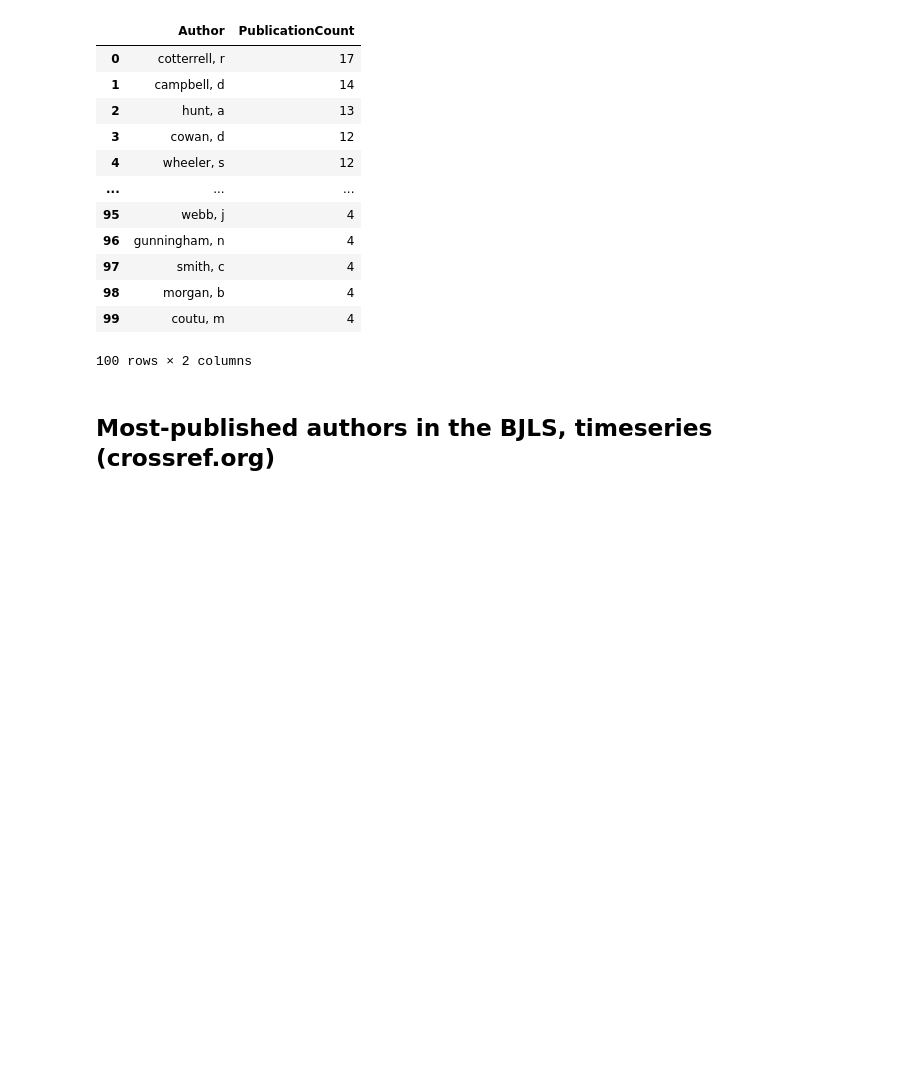
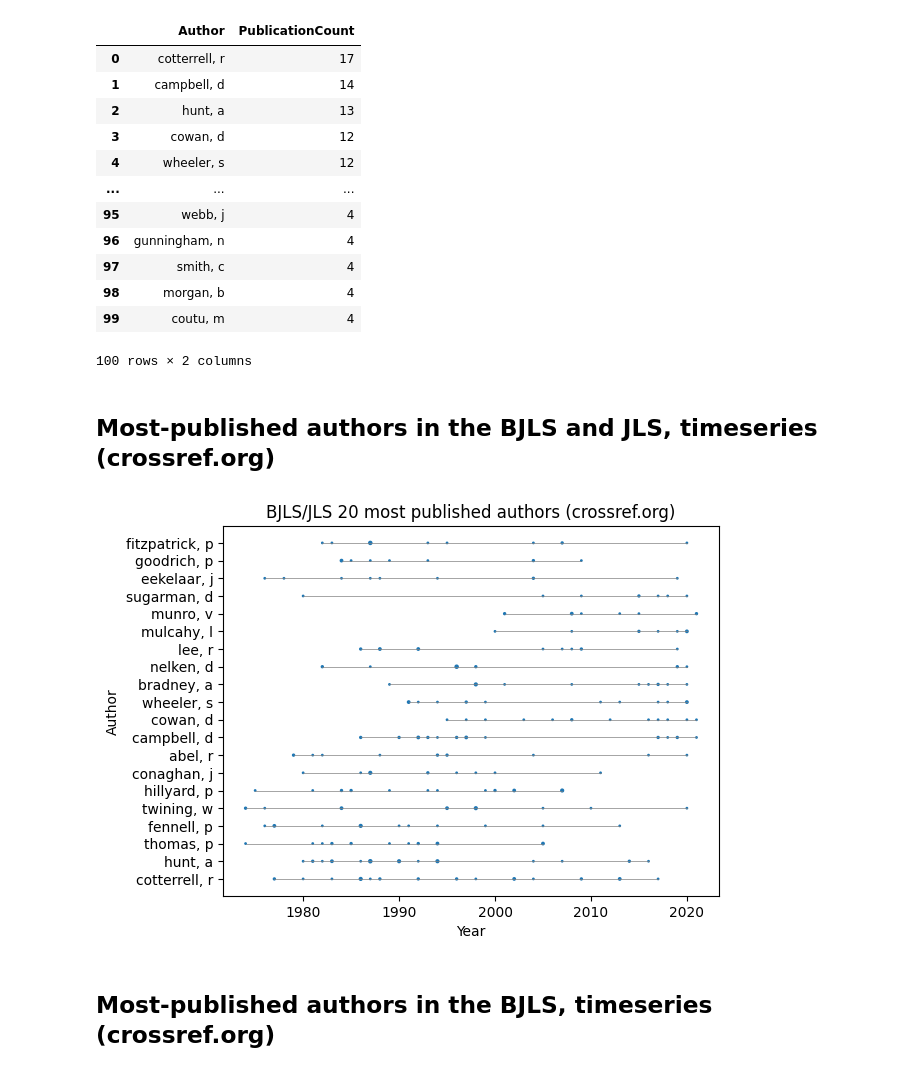
Before and after one commit to cboulanger/jls-bibliometry, a Jupyter notebook: jls-bibliometry.ipynb, the cells around one changed output. Saved outputs shown, nothing was run; the diff lists cells and outputs as text; code cells hidden in the pictures; blank space fills up the shorter version.

```diff
--- a/jls-bibliometry.ipynb
+++ b/jls-bibliometry.ipynb
@@ -37,6 +27,31 @@ get_graph("jls3").run(query).to_data_frame()
 | 98 | morgan, b | 4 |
 | 99 | coutu, m | 4 |
 100 rows × 2 columns
+# %% [markdown]
+## Most-published authors in the BJLS and JLS, timeseries (crossref.org)
+# %%
+query ="""
+match (a:Author)-[:CREATOR_OF]->(w:Work)
+where w.url <> ""
+    and ((w)-[:PUBLISHED_IN]->(:Venue {id: 'br j law soc'}) or (w)-[:PUBLISHED_IN]->(:Venue {id: 'j law soc'}))
+with a, count(distinct w) as count
+order by count desc
+limit 20
+with a
+match (a)-[:CREATOR_OF]->(w:Work)
+where ((w)-[:PUBLISHED_IN]->(:Venue {id: 'br j law soc'}) or (w)-[:PUBLISHED_IN]->(:Venue {id: 'j law soc'}))
+return a.display_name as author,
+    w.year as year,
+    count(distinct w) as count
+"""
+from scripts.utils import get_graph
+from scripts.occurrence_by_year_scatter import plot_by_year
+data = get_graph("jls3").run(query).to_data_frame()
+plot_by_year(data, dep_col='author', dep_label="Author",
+             file="docs/bjls-jls-ts-most-published-authors.png",
+             title="BJLS/JLS 20 most published authors (crossref.org)")
+# %% [output]
+[figure, added]
 # %% [markdown]
 ## Most-published authors in the BJLS, timeseries (crossref.org)
 # %%
```
Also changed, not shown: parts of 4 cells of this notebook, 15 other files.
